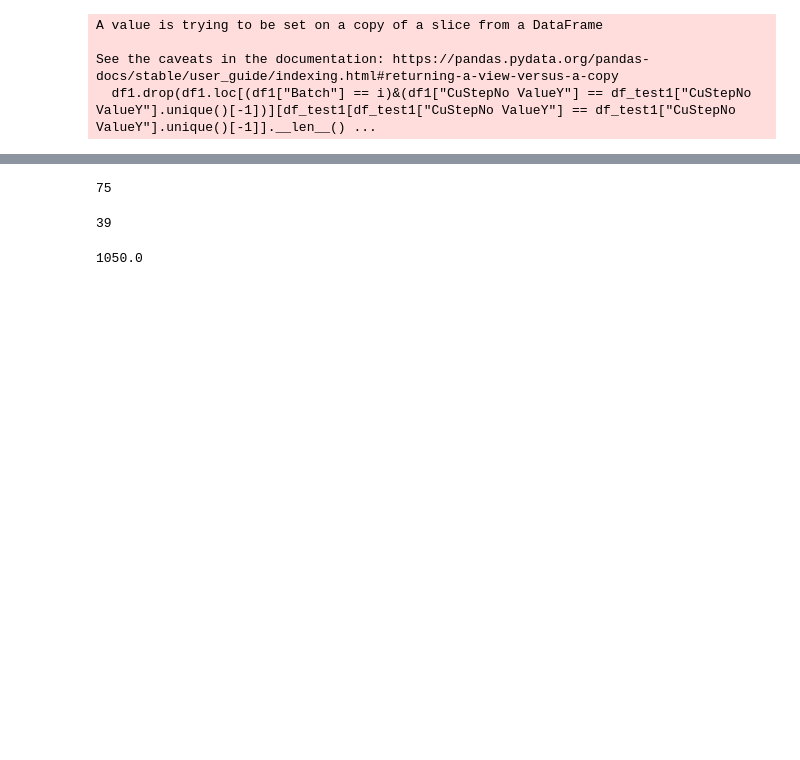
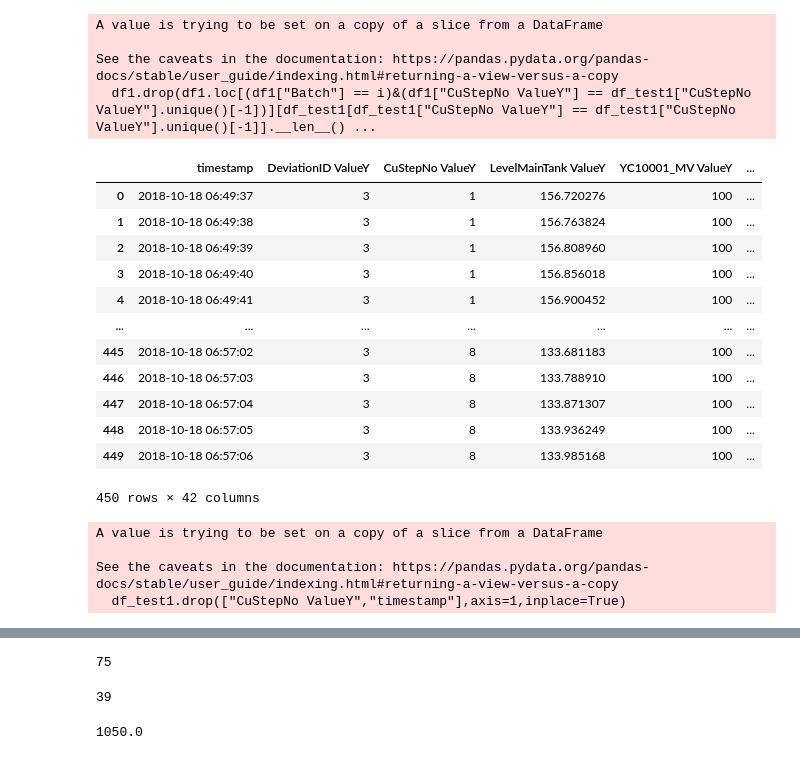
Before and after one commit to P-AEL/Analyse_von_Prozessdaten, a Jupyter notebook: Paul/ROCKET.ipynb, the cells around one changed output, grey strips where cells are left out. Cells and saved outputs as stored; diff of their text form; code cells hidden in the pictures; blank space fills up the shorter version.

```diff
--- a/Paul/ROCKET.ipynb
+++ b/Paul/ROCKET.ipynb
@@ -72,6 +72,29 @@ A value is trying to be set on a copy of a slice from a DataFrame
 
 See the caveats in the documentation: https://pandas.pydata.org/pandas-docs/stable/user_guide/indexing.html#returning-a-view-versus-a-copy
   df1.drop(df1.loc[(df1["Batch"] == i)&(df1["CuStepNo ValueY"] == df_test1["CuStepNo ValueY"].unique()[-1])][df_test1[df_test1["CuStepNo ValueY"] == df_test1["CuStepNo ValueY"].unique()[-1]].__len__() ...
+# %%
+df_test1
+# %% [output]
+|  | timestamp | DeviationID ValueY | CuStepNo ValueY | LevelMainTank ValueY | YC10001_MV ValueY | ... |
+| 0 | 2018-10-18 06:49:37 | 3 | 1 | 156.720276 | 100 | ... |
+| 1 | 2018-10-18 06:49:38 | 3 | 1 | 156.763824 | 100 | ... |
+| 2 | 2018-10-18 06:49:39 | 3 | 1 | 156.808960 | 100 | ... |
+| 3 | 2018-10-18 06:49:40 | 3 | 1 | 156.856018 | 100 | ... |
+| 4 | 2018-10-18 06:49:41 | 3 | 1 | 156.900452 | 100 | ... |
+| ... | ... | ... | ... | ... | ... | ... |
+| 445 | 2018-10-18 06:57:02 | 3 | 8 | 133.681183 | 100 | ... |
+| 446 | 2018-10-18 06:57:03 | 3 | 8 | 133.788910 | 100 | ... |
+| 447 | 2018-10-18 06:57:04 | 3 | 8 | 133.871307 | 100 | ... |
+| 448 | 2018-10-18 06:57:05 | 3 | 8 | 133.936249 | 100 | ... |
+| 449 | 2018-10-18 06:57:06 | 3 | 8 | 133.985168 | 100 | ... |
+450 rows × 42 columns
+# %%
+df_test1.drop(["CuStepNo ValueY","timestamp"],axis=1,inplace=True)
+# %% [output]
+A value is trying to be set on a copy of a slice from a DataFrame
+
+See the caveats in the documentation: https://pandas.pydata.org/pandas-docs/stable/user_guide/indexing.html#returning-a-view-versus-a-copy
+  df_test1.drop(["CuStepNo ValueY","timestamp"],axis=1,inplace=True)
 # %%
 randomlist1 = random.sample(range(0, 260), 78)
 
```
Also changed, not shown: parts of 7 cells of this notebook, 4 other files.
